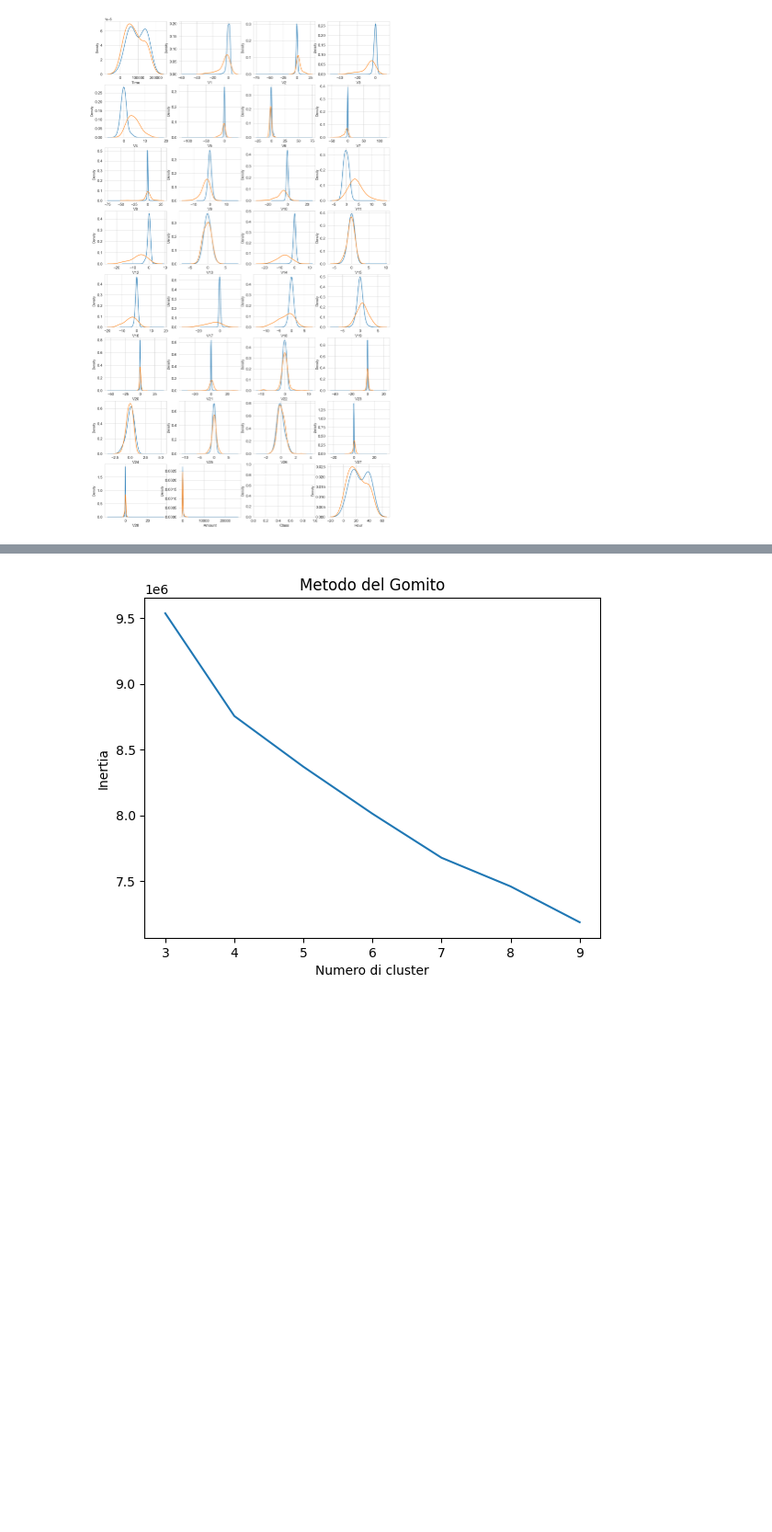
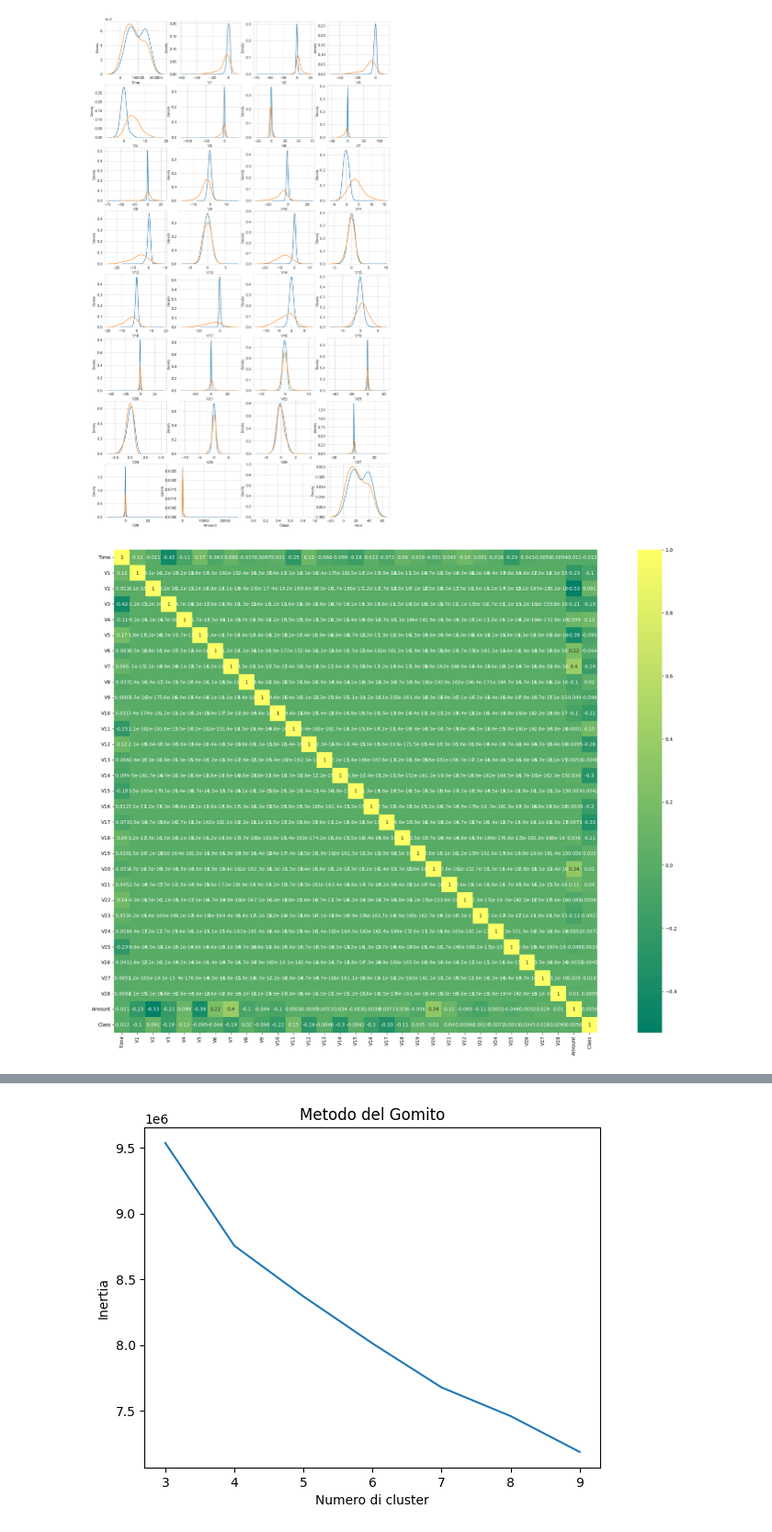
Before and after one commit to Nanuccio01/CREDIT_CARD_FRAUD_DETECTION, a Jupyter notebook: Code/Analysis e Scheme.ipynb, the cells around one changed output, grey strips where cells are left out. Shown at 92% size. Saved outputs shown, nothing was run; the diff lists cells and outputs as text; code cells hidden in the pictures; blank space fills up the shorter version.

```diff
--- a/Code/Analysis e Scheme.ipynb
+++ b/Code/Analysis e Scheme.ipynb
@@ -185,6 +187,12 @@ plt.show();
 # %% [output]
 <Figure size 640x480 with 0 Axes>
 [figure]
+# %%
+plt.figure(figsize=(30,18))
+sns.heatmap(df.corr(),cmap='summer', annot=True, square=True,  )
+plt.show()
+# %% [output]
+[figure, added]
 # %%
 from sklearn.preprocessing import StandardScaler, RobustScaler
 data=df.copy()
```
Also changed, not shown: parts of 4 cells of this notebook, 1 other file.
